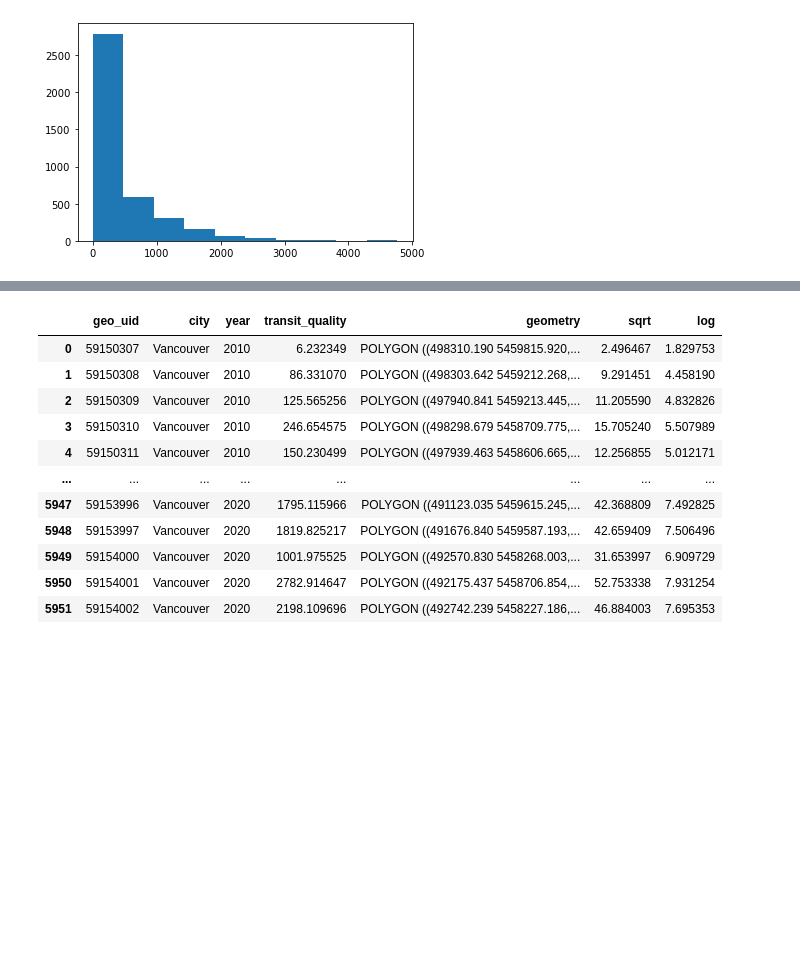
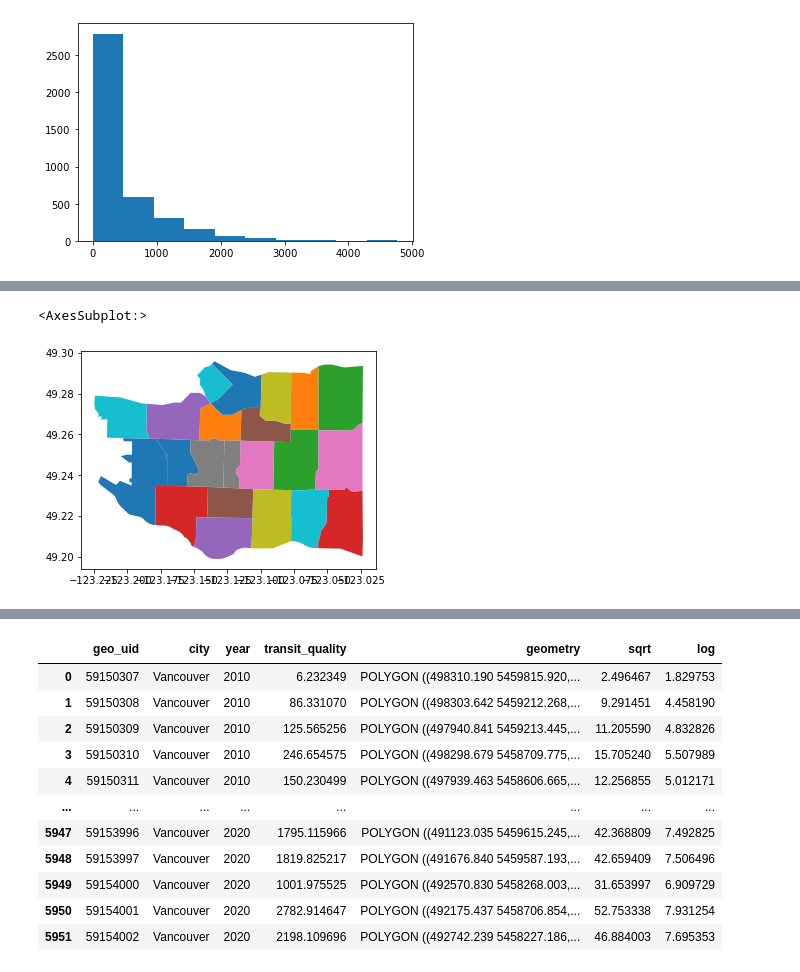
Before and after one commit to rebywong/cmpt353-project, a Jupyter notebook: vancouver_transit.ipynb, the cells around one changed output, grey strips where cells are left out. Cells and saved outputs as stored; diff of their text form; code cells hidden in the pictures; blank space fills up the shorter version.

Commit message:
Added & merged neighbourhood geometry data to neighbourhood census populations

```diff
--- a/vancouver_transit.ipynb
+++ b/vancouver_transit.ipynb
@@ -115,0 +122,6 @@ plt.hist(transit['transit_quality'])
+# %%
+# Population information for each neighbourhood
+# https://opendata.vancouver.ca/explore/dataset/census-local-area-profiles-2016/information/
+census = gpd.read_file('data/CensusLocalAreaProfiles2016.csv')
+
+census
@@ -115,0 +163,6 @@ plt.hist(transit['transit_quality'])
+# %%
+# Create new dict to store relevant data above to create new dataframe
+data = {'neighbourhood': census.iloc[3].values, 'population': census.iloc[4].values}
+
+pop = pd.DataFrame(data=data)
+pop
@@ -115,0 +187,8 @@ plt.hist(transit['transit_quality'])
+# %%
+# Only keep relevant columns - neighbourhoods like 'ID' or 'variable' are not actual neighbourhoods
+population = pop[2:-3]
+
+# Reset index to start at 0 again (relevant to adding 'population' column to neighbourhood data later)
+population = population.reset_index()[['neighbourhood', 'population']]
+
+population
@@ -115,0 +239,14 @@ plt.hist(transit['transit_quality'])
+# %%
+# Rename column for clarity
+neighbourhood = neighbourhood.rename(columns={'name':'neighbourhood'})
+
+# Sort alphabetically
+neighbourhood = neighbourhood.sort_values(by='neighbourhood').reset_index()
+
+# Add population column to neighbourhood list
+neighbourhood['population'] = population['population']
+
+# Keep relevant columns
+neighbourhood = neighbourhood[['neighbourhood', 'geometry', 'population']]
+
+neighbourhood
@@ -115,0 +271,5 @@ plt.hist(transit['transit_quality'])
+# %%
+neighbourhood.plot(column='neighbourhood')
+# %% [output]
+<AxesSubplot:>
+[figure, added]
```
Also changed, not shown: parts of 44 cells of this notebook.
